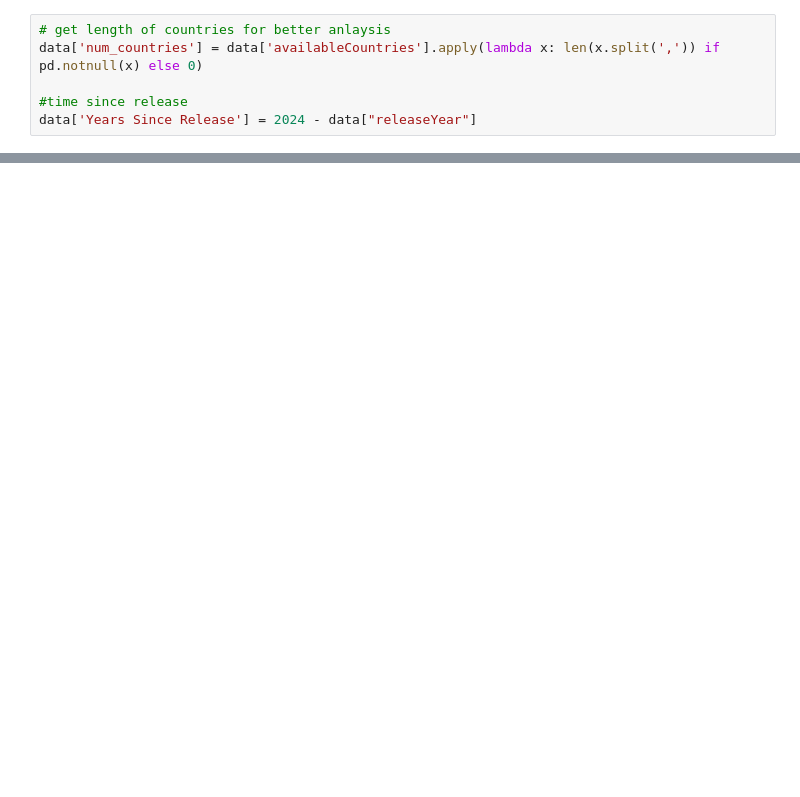
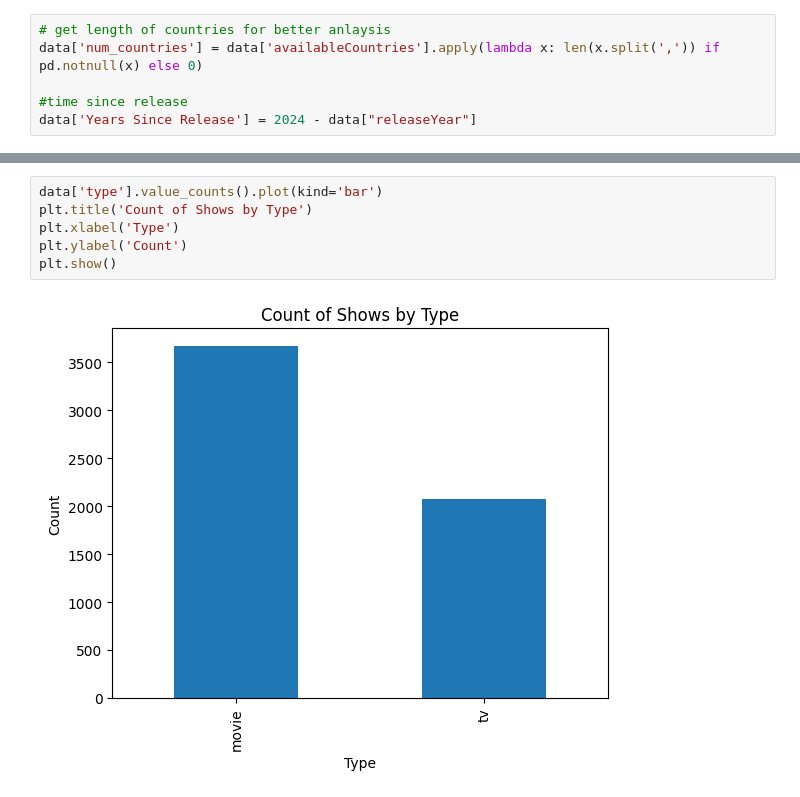
Before and after one commit to umenyioraj/HBO_Prediction, a Jupyter notebook: Code/Show_renewal.ipynb, the cells around one changed output, grey strips where cells are left out. Drawn from its saved outputs; the diff is of its cells as text; blank space fills up the shorter version.

```diff
--- a/Code/Show_renewal.ipynb
+++ b/Code/Show_renewal.ipynb
@@ -35,0 +52,8 @@ data.head()
+# %%
+data['type'].value_counts().plot(kind='bar')
+plt.title('Count of Shows by Type')
+plt.xlabel('Type')
+plt.ylabel('Count')
+plt.show()
+# %% [output]
+[figure, added]
```
Also changed, not shown: parts of 2 cells of this notebook.
